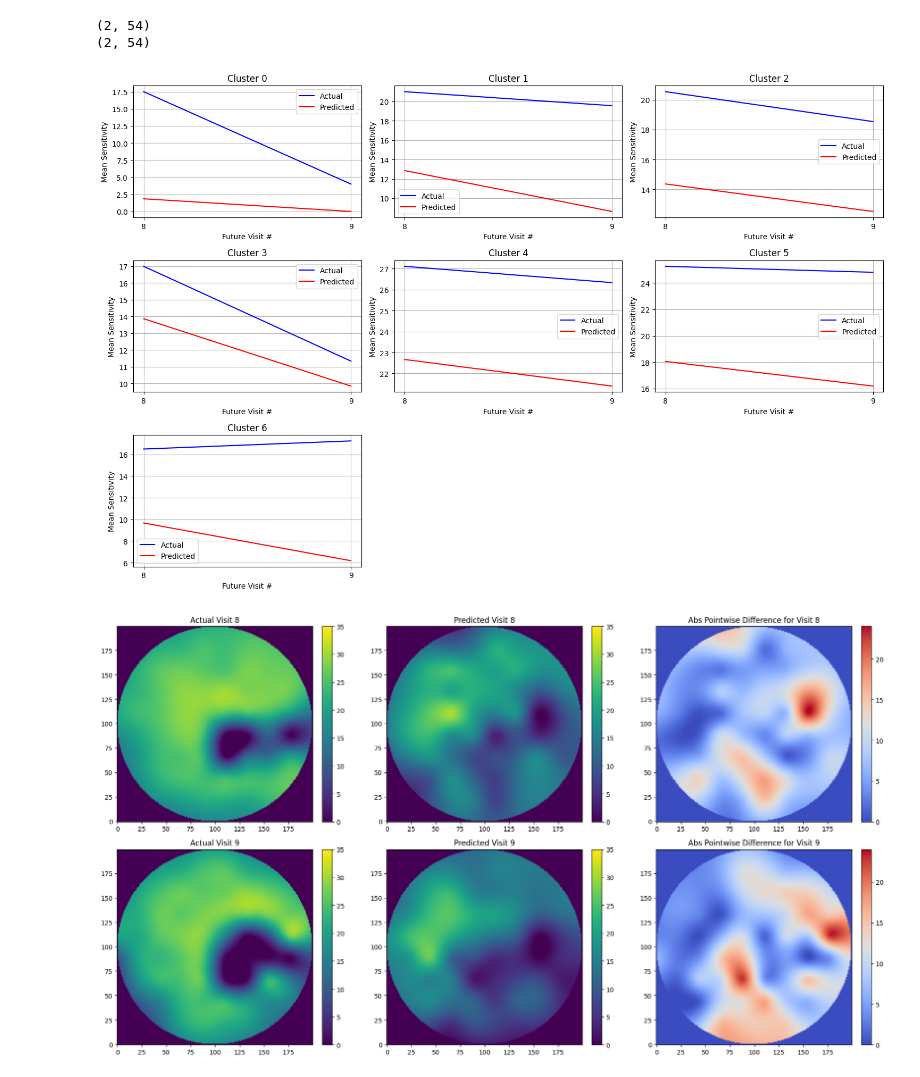
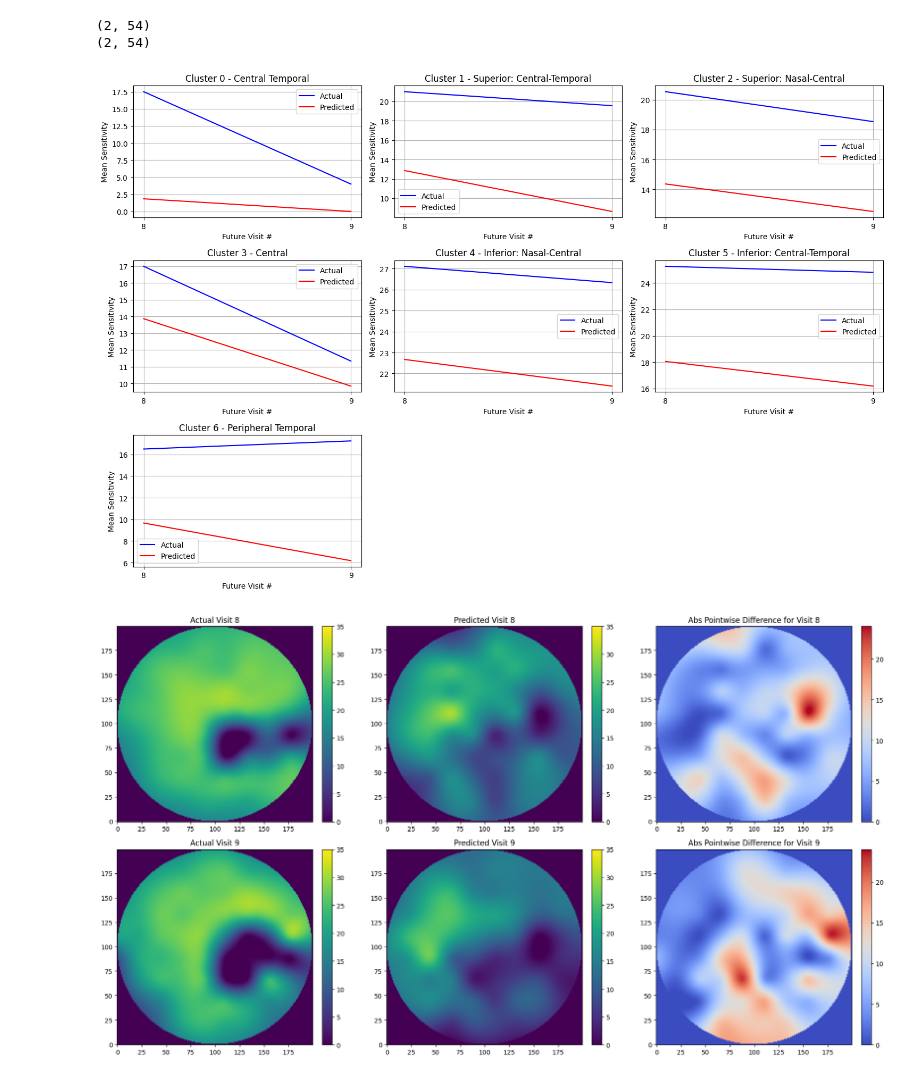
Before and after one commit to lilyhirano/Visual-Field-Analysis, a Jupyter notebook: LSTM/LSTM_FINAL.ipynb, the cells around one changed output. Drawn from its saved outputs; the diff is of its cells as text; code cells hidden in the pictures.

```diff
--- a/LSTM/LSTM_FINAL.ipynb
+++ b/LSTM/LSTM_FINAL.ipynb
@@ -243,35 +243,38 @@ cluster_indices = {
     4: [28,29,30,37,38,39,40,46,47],
     5: [27,36,42,44,45,48,49,50,51,52,53],
     6: [17,26,35,43]
 }
 fig, axes = plt.subplots(3, 3, figsize=(15, 10))
 axes = axes.flatten()
 
+cluster_titles = ["Cluster 0 - Central Temporal", "Cluster 1 - Superior: Central-Temporal", "Cluster 2 - Superior: Nasal-Central",
+                  "Cluster 3 - Central", "Cluster 4 - Inferior: Nasal-Central", "Cluster 5 - Inferior: Central-Temporal",
+                  "Cluster 6 - Peripheral Temporal"]
 for i, features in enumerate(cluster_indices.values()):
     ax = axes[i]
 
     # average for each cluster
     actual_cluster = actual_unscaled[:, features].mean(axis=1)
     pred_cluster = pred_unscaled[:, features].mean(axis=1)
 
     visits = np.arange(actual_unscaled.shape[0]) + 8  # shift x-axis
 
     # plot averaged values
     ax.plot(visits, actual_cluster, '-', label='Actual', color='blue')
     ax.plot(visits, pred_cluster, '-', label='Predicted', color='red')
 
-    ax.set_title(f'Cluster {i}')
+    ax.set_title(cluster_titles[i])
     ax.set_xlabel('Future Visit #')
     ax.set_ylabel('Mean Sensitivity')
     ax.set_xticks(np.arange(8, 8 + actual_unscaled.shape[0], 1))
     ax.grid(True)
     ax.legend()
 for j in range(len(cluster_indices), len(axes)):
     axes[j].axis('off')
 plt.tight_layout()
 plt.show()
 # %% [output]
-[figure, old version]
+[figure, new version]
 # %%
 #plot interpolated VF's: actual vs predicted
 import numpy as np
```
Also changed, not shown: 3 other files.
